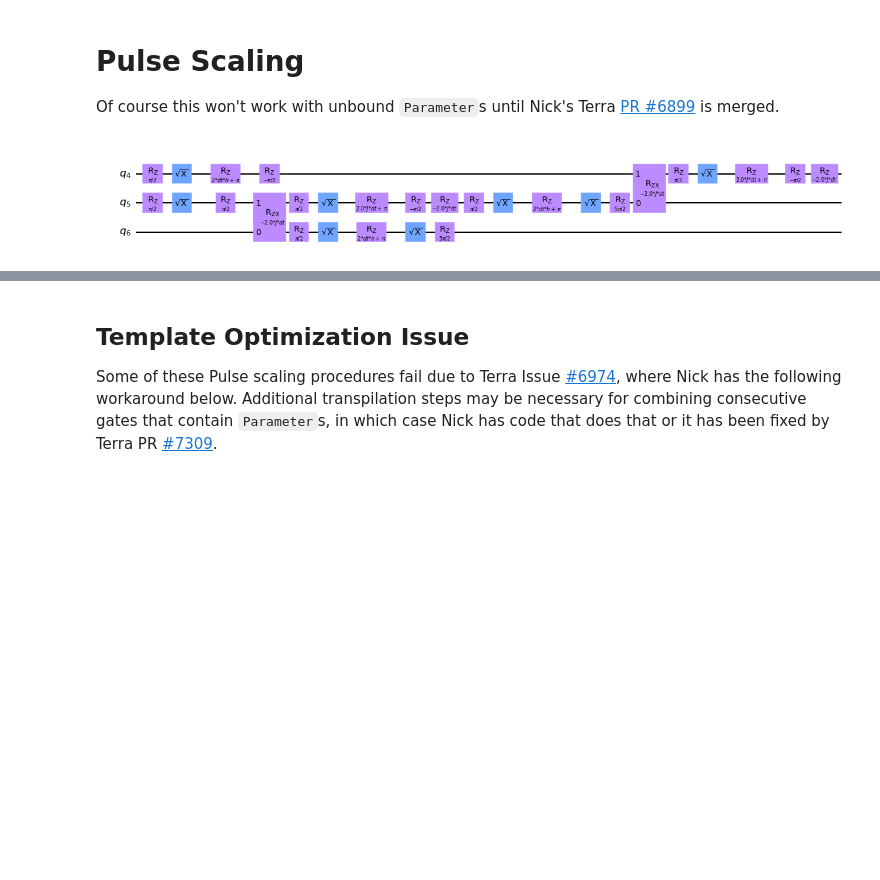
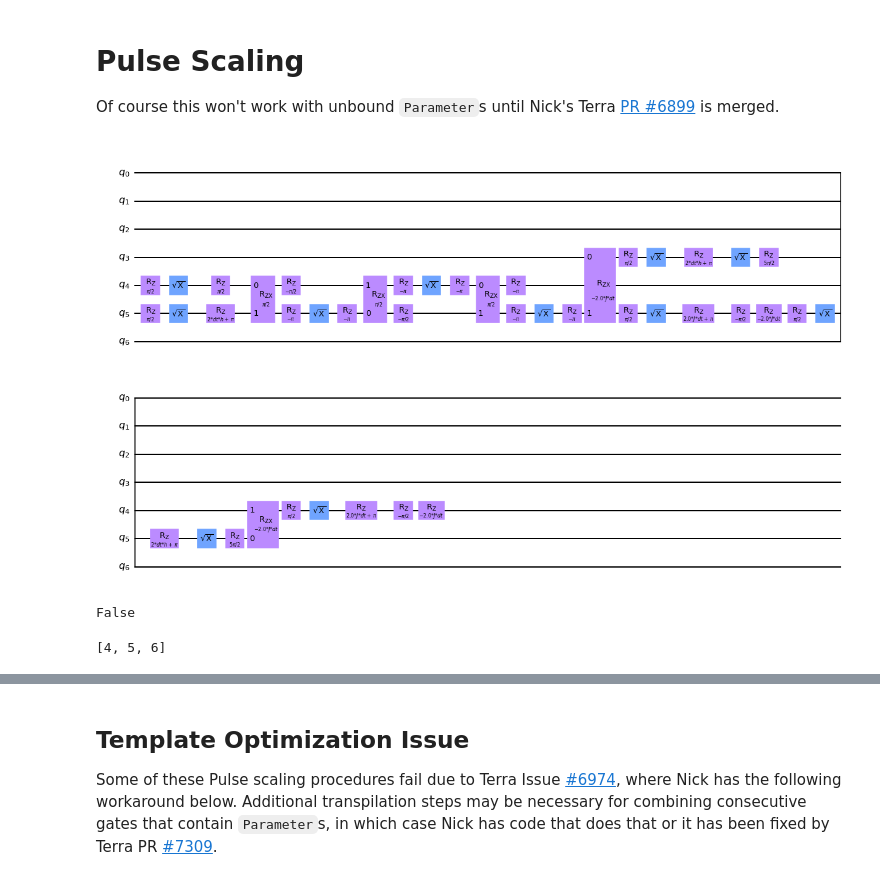
Before and after one commit to qiskit-community/qiskit-research, a Jupyter notebook: docs/best-practices.ipynb, the cells around one changed output, grey strips where cells are left out. Cells and saved outputs as stored; diff of their text form; code cells hidden in the pictures; blank space fills up the shorter version.

```diff
--- a/docs/best-practices.ipynb
+++ b/docs/best-practices.ipynb
@@ -163,12 +162,22 @@ param_bind = {JJ: 0.5236, hh: 1, dt: 0.5}
 # %%
 pass_ = TemplateOptimization(**rzx_templates.rzx_templates())
 scaled_qc_t = PassManager(pass_).run(best_qc_t)
+#scaled_qc_t = PassManager(pass_).run(transpile(scaled_qc_t, basis_gates=['sx', 'rz', 'rzx']))
 scaled_qc_t = PassManager(pass_).run(transpile(scaled_qc_t, backend,
-                        basis_gates=['sx', 'rz', 'rzx'], initial_layout=initial_layout))
+                        basis_gates=['sx', 'rz', 'rzx'], initial_layout=[3, 4, 5]))
 
 # scaled_qc_t = PassManager(pass_).run(transpile(qc.bind_parameters(param_bind),
 #                                                backend, initial_layout=initial_layout))
 # %%
-scaled_qc_t.draw(output='mpl', idle_wires=False)
+scaled_qc_t.draw(output='mpl', idle_wires=True)
 # %% [output]
-[figure, old version]
+[figure, new version]
+# %%
+from qiskit.quantum_info import Operator
+Operator(qc.bind_parameters(param_bind)).equiv(Operator(scaled_qc_t.bind_parameters(param_bind)))
+# %% [output]
+False
+# %%
+initial_layout
+# %% [output]
+[4, 5, 6]
```
Also changed, not shown: parts of 12 cells of this notebook, 5 other files.
